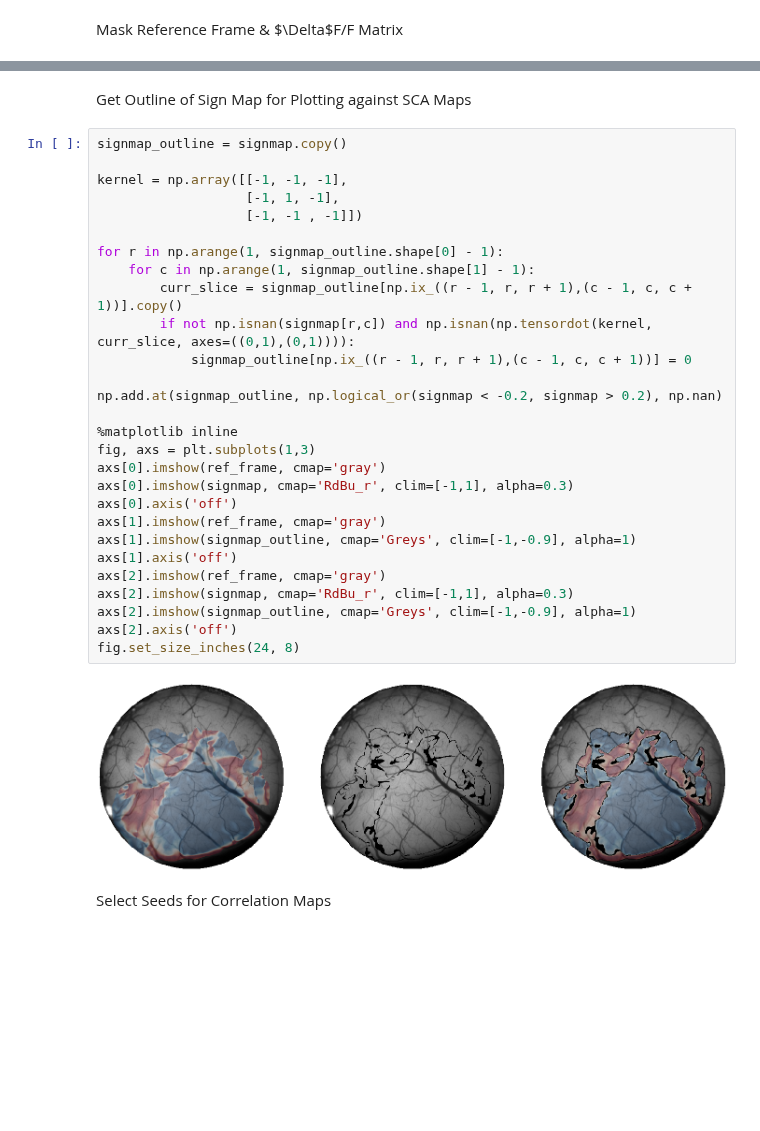
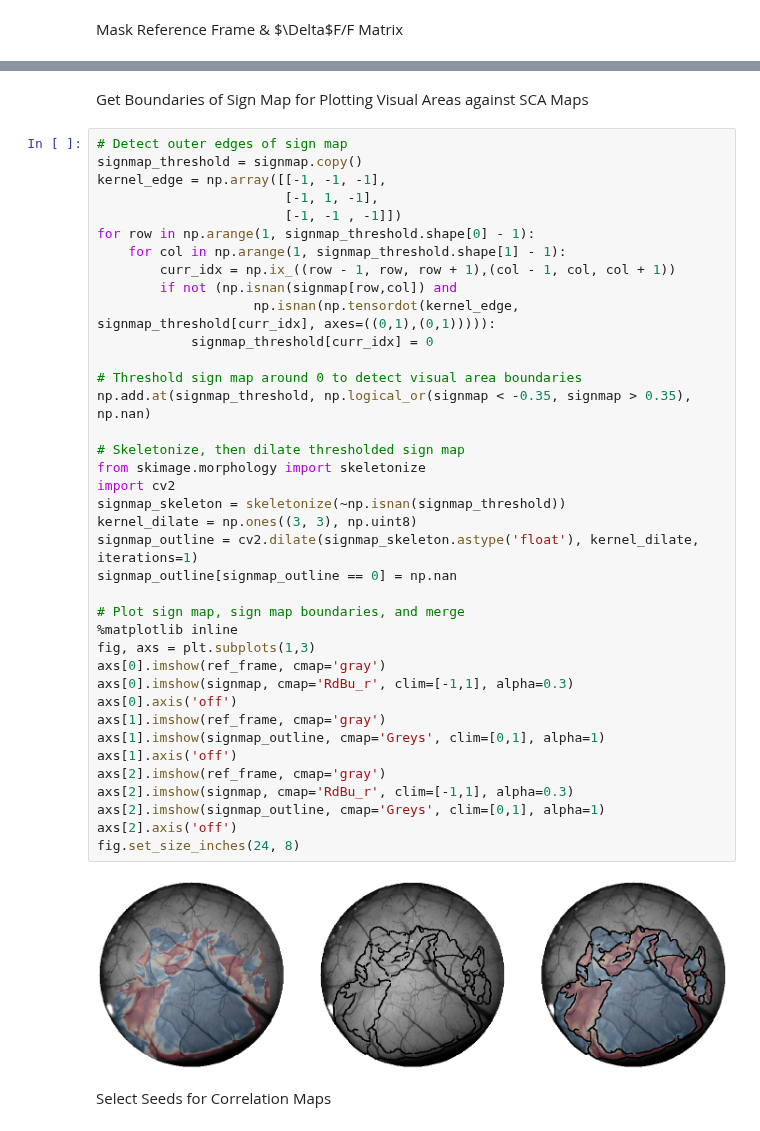
Before and after one commit to ryan-gorzek/trachtenberg-lab, a Jupyter notebook: seed-based-retinotopy/spontaneous_SCA_mapping.ipynb, the cells around one changed output, grey strips where cells are left out. Drawn from its saved outputs; the diff is of its cells as text; blank space fills up the shorter version.

Commit message:
stylize, add automated sign map outlining

```diff
--- a/seed-based-retinotopy/spontaneous_SCA_mapping.ipynb
+++ b/seed-based-retinotopy/spontaneous_SCA_mapping.ipynb
@@ -123,35 +123,45 @@ for frame in dFF:
 # %% [markdown]
-Get Outline of Sign Map for Plotting against SCA Maps
+Get Boundaries of Sign Map for Plotting Visual Areas against SCA Maps
 # %%
-signmap_outline = signmap.copy()
+# Detect outer edges of sign map
+signmap_threshold = signmap.copy()
+kernel_edge = np.array([[-1, -1, -1],
+                        [-1, 1, -1],
+                        [-1, -1 , -1]])
+for row in np.arange(1, signmap_threshold.shape[0] - 1):
+    for col in np.arange(1, signmap_threshold.shape[1] - 1):
+        curr_idx = np.ix_((row - 1, row, row + 1),(col - 1, col, col + 1))
+        if not (np.isnan(signmap[row,col]) and
+                    np.isnan(np.tensordot(kernel_edge, signmap_threshold[curr_idx], axes=((0,1),(0,1))))):
+            signmap_threshold[curr_idx] = 0
 
-kernel = np.array([[-1, -1, -1],
-                   [-1, 1, -1],
-                   [-1, -1 , -1]])
+# Threshold sign map around 0 to detect visual area boundaries
+np.add.at(signmap_threshold, np.logical_or(signmap < -0.35, signmap > 0.35), np.nan)
 
-for r in np.arange(1, signmap_outline.shape[0] - 1):
-    for c in np.arange(1, signmap_outline.shape[1] - 1):
-        curr_slice = signmap_outline[np.ix_((r - 1, r, r + 1),(c - 1, c, c + 1))].copy()
-        if not np.isnan(signmap[r,c]) and np.isnan(np.tensordot(kernel, curr_slice, axes=((0,1),(0,1)))):
-            signmap_outline[np.ix_((r - 1, r, r + 1),(c - 1, c, c + 1))] = 0
+# Skeletonize, then dilate thresholded sign map
+from skimage.morphology import skeletonize
+import cv2
+signmap_skeleton = skeletonize(~np.isnan(signmap_threshold))
+kernel_dilate = np.ones((3, 3), np.uint8)
+signmap_outline = cv2.dilate(signmap_skeleton.astype('float'), kernel_dilate, iterations=1)
+signmap_outline[signmap_outline == 0] = np.nan
 
-np.add.at(signmap_outline, np.logical_or(signmap < -0.2, signmap > 0.2), np.nan)
-
+# Plot sign map, sign map boundaries, and merge
 %matplotlib inline
 fig, axs = plt.subplots(1,3)
 axs[0].imshow(ref_frame, cmap='gray')
 axs[0].imshow(signmap, cmap='RdBu_r', clim=[-1,1], alpha=0.3)
 axs[0].axis('off')
 axs[1].imshow(ref_frame, cmap='gray')
-axs[1].imshow(signmap_outline, cmap='Greys', clim=[-1,-0.9], alpha=1)
+axs[1].imshow(signmap_outline, cmap='Greys', clim=[0,1], alpha=1)
 axs[1].axis('off')
 axs[2].imshow(ref_frame, cmap='gray')
 axs[2].imshow(signmap, cmap='RdBu_r', clim=[-1,1], alpha=0.3)
-axs[2].imshow(signmap_outline, cmap='Greys', clim=[-1,-0.9], alpha=1)
+axs[2].imshow(signmap_outline, cmap='Greys', clim=[0,1], alpha=1)
 axs[2].axis('off')
 fig.set_size_inches(24, 8)
 # %% [output]
-[figure, old version]
+[figure, new version]
 # %% [markdown]
 Select Seeds for Correlation Maps
 # %%
```
Also changed, not shown: parts of 3 cells of this notebook.
